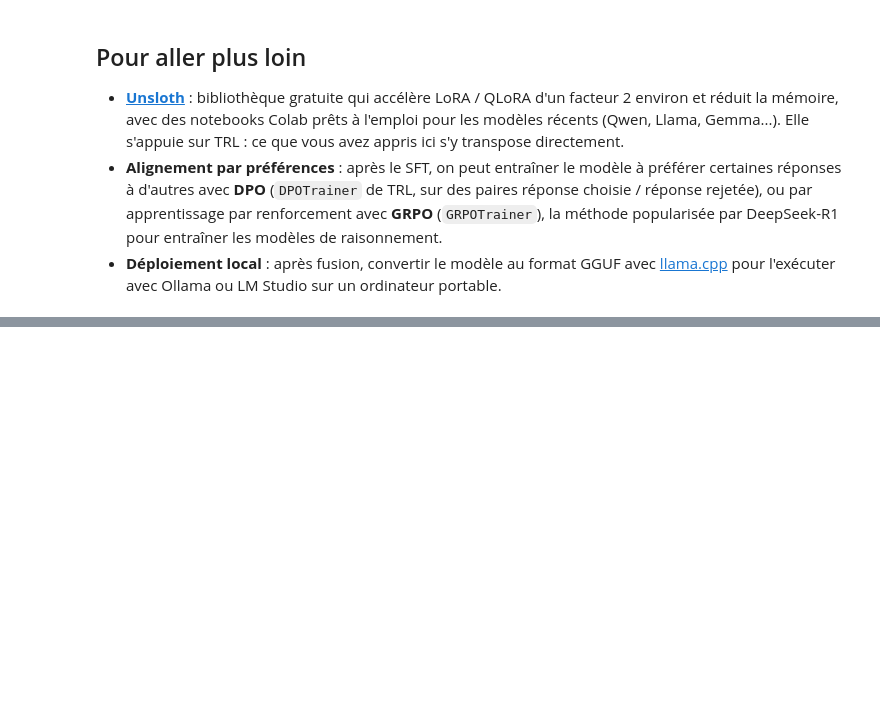
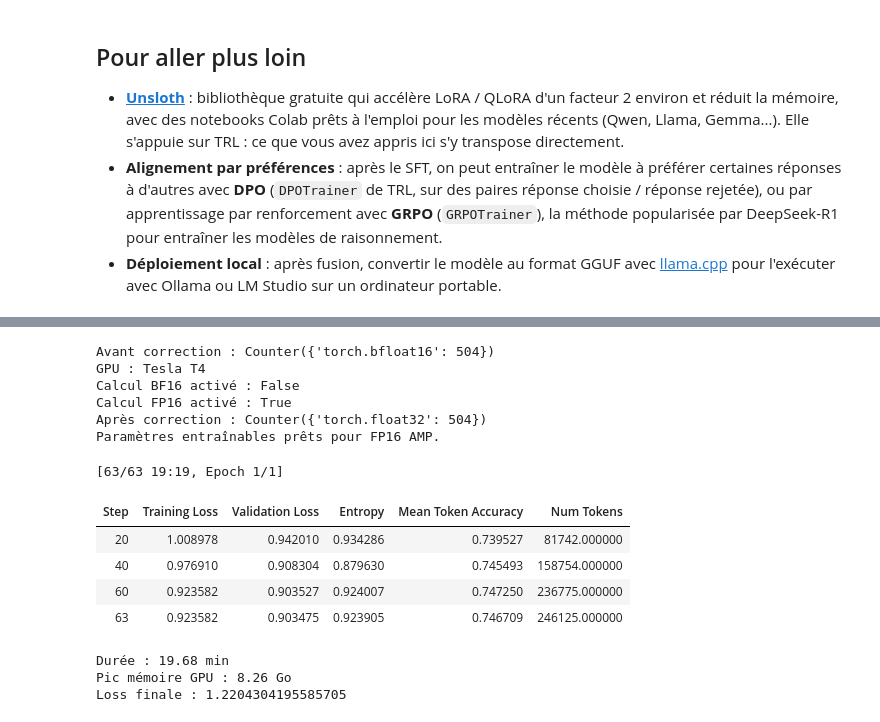
Before and after one commit to lorenzo-marandon/tp-fine-tuning-student-version, a Jupyter notebook: tp-fine-tuning.ipynb, the cells around one changed output, grey strips where cells are left out. Cells and saved outputs as stored; diff of their text form; code cells hidden in the pictures; blank space fills up the shorter version.

```diff
--- a/tp-fine-tuning.ipynb
+++ b/tp-fine-tuning.ipynb
@@ -1322,0 +1451,64 @@ Mémoire : 2.80 Go alloués (pic : 2.84 Go)
+# %%
+from collections import Counter
+
+# Vérifie les types des paramètres entraînables.
+dtypes_before = Counter(
+    str(p.dtype)
+    for p in qlora_model.parameters()
+    if p.requires_grad
+)
+
+print("Avant correction :", dtypes_before)
+print("GPU :", torch.cuda.get_device_name(0))
+print("Calcul BF16 activé :", qlora_sft_config.bf16)
+print("Calcul FP16 activé :", qlora_sft_config.fp16)
+
+# Convertit uniquement les paramètres entraînables en FP32.
+for name, param in qlora_model.named_parameters():
+    if param.requires_grad and param.dtype != torch.float32:
+        param.data = param.data.float()
+
+# Vérifie le résultat.
+dtypes_after = Counter(
+    str(p.dtype)
+    for p in qlora_model.parameters()
+    if p.requires_grad
+)
+
+print("Après correction :", dtypes_after)
+
+assert set(dtypes_after) == {"torch.float32"}
+print("Paramètres entraînables prêts pour FP16 AMP.")
+# %% [output]
+Avant correction : Counter({'torch.bfloat16': 504})
+GPU : Tesla T4
+Calcul BF16 activé : False
+Calcul FP16 activé : True
+Après correction : Counter({'torch.float32': 504})
+Paramètres entraînables prêts pour FP16 AMP.
+# %%
+# Réinitialise le compteur de mémoire maximale.
+torch.cuda.reset_peak_memory_stats()
+
+start = time.time()
+
+# Entraîne les adaptateurs QLoRA.
+qlora_train_result = qlora_trainer.train()
+
+# Mesure le temps et le pic mémoire.
+qlora_train_time = time.time() - start
+qlora_peak_gb = torch.cuda.max_memory_allocated() / 1e9
+
+print(f"Durée : {qlora_train_time / 60:.2f} min")
+print(f"Pic mémoire GPU : {qlora_peak_gb:.2f} Go")
+print("Loss finale :", qlora_train_result.training_loss)
+# %% [output]
+[63/63 19:19, Epoch 1/1]
+| Step | Training Loss | Validation Loss | Entropy | Mean Token Accuracy | Num Tokens |
+| 20 | 1.008978 | 0.942010 | 0.934286 | 0.739527 | 81742.000000 |
+| 40 | 0.976910 | 0.908304 | 0.879630 | 0.745493 | 158754.000000 |
+| 60 | 0.923582 | 0.903527 | 0.924007 | 0.747250 | 236775.000000 |
+| 63 | 0.923582 | 0.903475 | 0.923905 | 0.746709 | 246125.000000 |
+Durée : 19.68 min
+Pic mémoire GPU : 8.26 Go
+Loss finale : 1.2204304195585705
```
Also changed, not shown: parts of 20 cells of this notebook.
